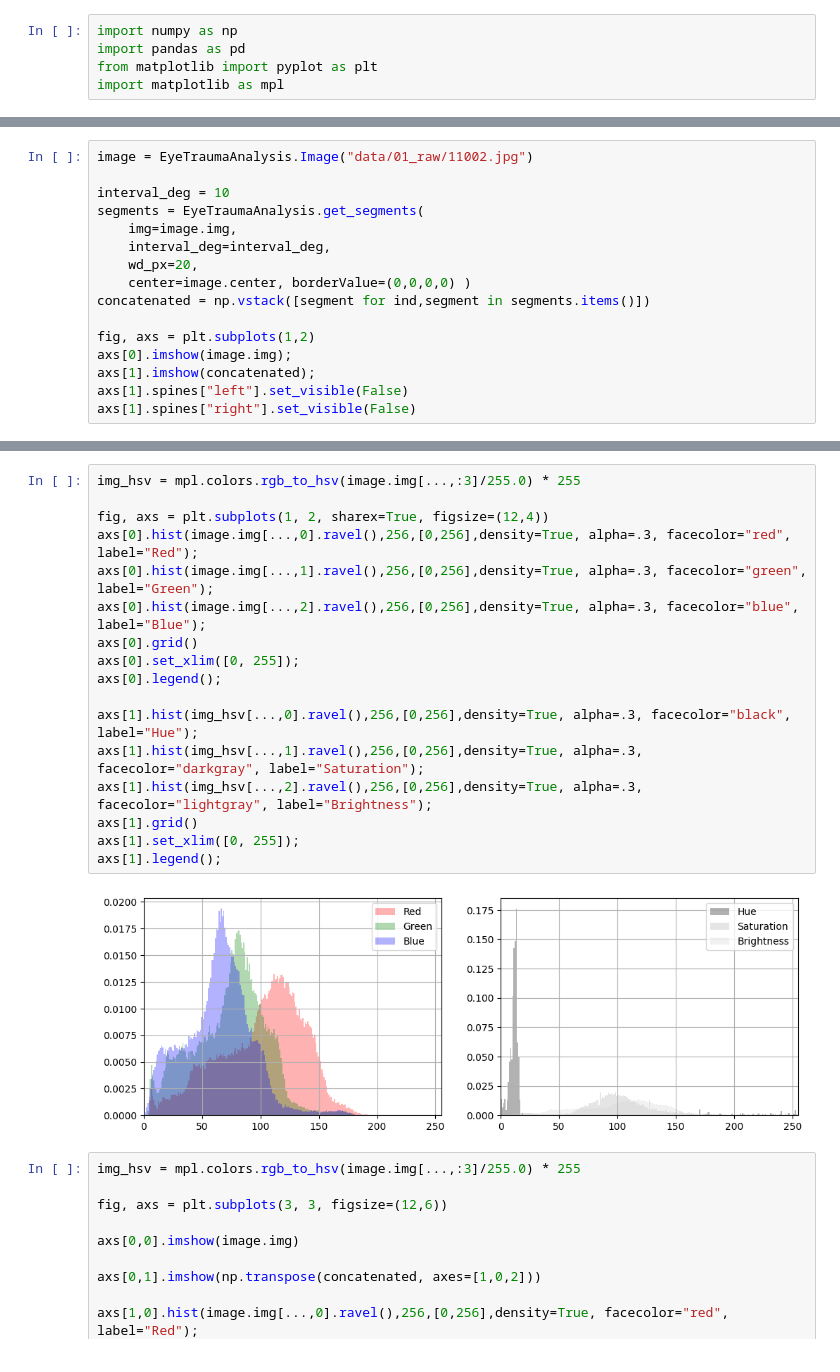
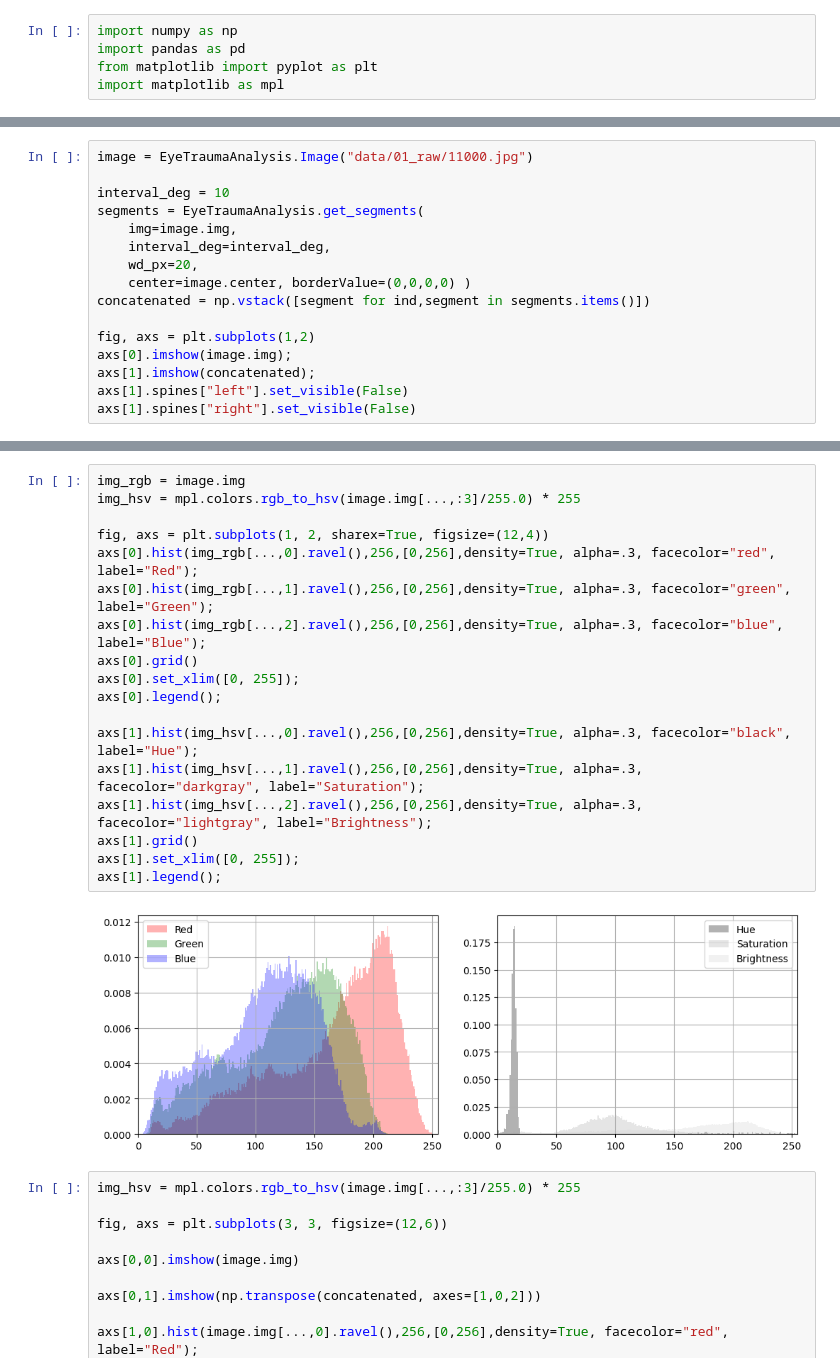
Before and after one commit to ethanrasmussen/EyeTraumaAnalysis, a Jupyter notebook: src/notebooks/skin_removal.ipynb, the cells around one changed output, grey strips where cells are left out. Saved outputs shown, nothing was run; the diff lists cells and outputs as text.

```diff
--- a/src/notebooks/skin_removal.ipynb
+++ b/src/notebooks/skin_removal.ipynb
@@ -18,5 +22,5 @@ import matplotlib as mpl
 # %%
-image = EyeTraumaAnalysis.Image("data/01_raw/11002.jpg")
+image = EyeTraumaAnalysis.Image("data/01_raw/11000.jpg")
 
 interval_deg = 10
 segments = EyeTraumaAnalysis.get_segments(
@@ -36,22 +40,23 @@ axs[1].spines["right"].set_visible(False)
 # %%
+img_rgb = image.img
 img_hsv = mpl.colors.rgb_to_hsv(image.img[...,:3]/255.0) * 255
 
 fig, axs = plt.subplots(1, 2, sharex=True, figsize=(12,4))
-axs[0].hist(image.img[...,0].ravel(),256,[0,256],density=True, alpha=.3, facecolor="red", label="Red");
-axs[0].hist(image.img[...,1].ravel(),256,[0,256],density=True, alpha=.3, facecolor="green", label="Green");
-axs[0].hist(image.img[...,2].ravel(),256,[0,256],density=True, alpha=.3, facecolor="blue", label="Blue");
+axs[0].hist(img_rgb[...,0].ravel(),256,[0,256],density=True, alpha=.3, facecolor="red", label="Red");
+axs[0].hist(img_rgb[...,1].ravel(),256,[0,256],density=True, alpha=.3, facecolor="green", label="Green");
+axs[0].hist(img_rgb[...,2].ravel(),256,[0,256],density=True, alpha=.3, facecolor="blue", label="Blue");
 axs[0].grid()
 axs[0].set_xlim([0, 255]);
 axs[0].legend();
 
 axs[1].hist(img_hsv[...,0].ravel(),256,[0,256],density=True, alpha=.3, facecolor="black", label="Hue");
 axs[1].hist(img_hsv[...,1].ravel(),256,[0,256],density=True, alpha=.3, facecolor="darkgray", label="Saturation");
 axs[1].hist(img_hsv[...,2].ravel(),256,[0,256],density=True, alpha=.3, facecolor="lightgray", label="Brightness");
 axs[1].grid()
 axs[1].set_xlim([0, 255]);
 axs[1].legend();
 # %% [output]
-[figure, old version]
+[figure, new version]
 # %%
 img_hsv = mpl.colors.rgb_to_hsv(image.img[...,:3]/255.0) * 255
 
```
Also changed, not shown: parts of 6 cells of this notebook, 8 other files.
